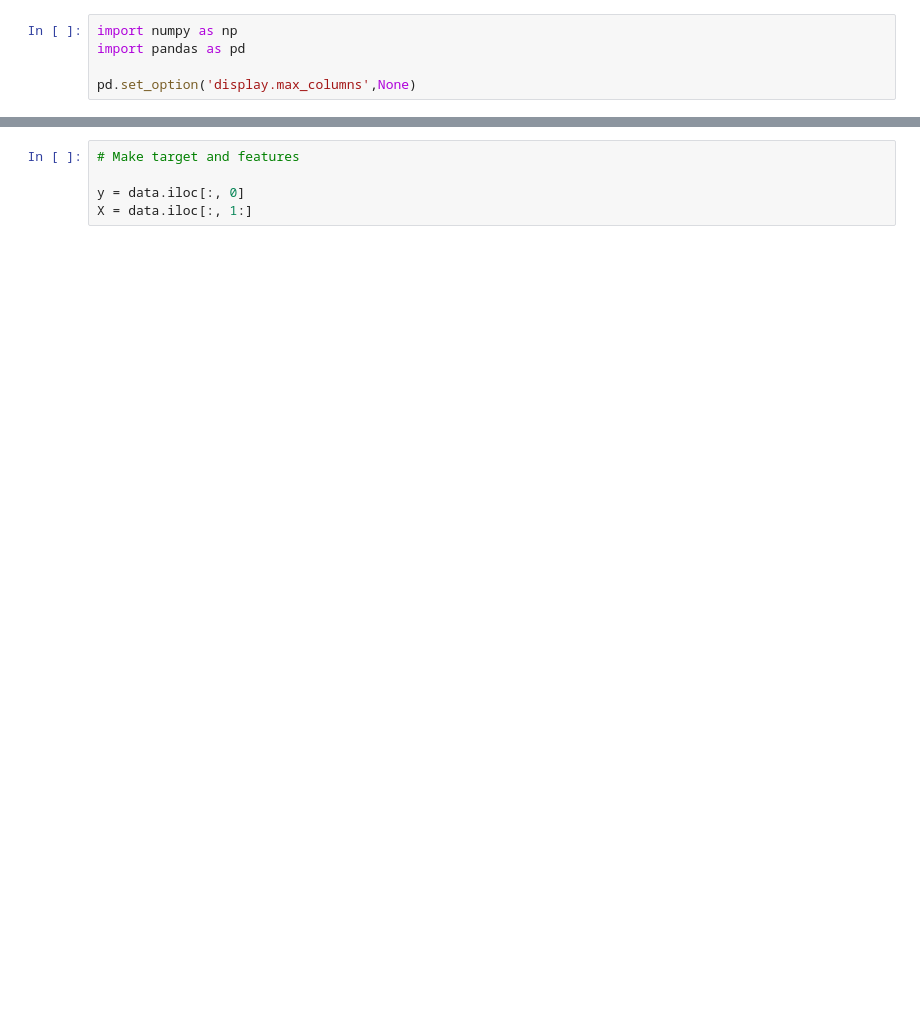
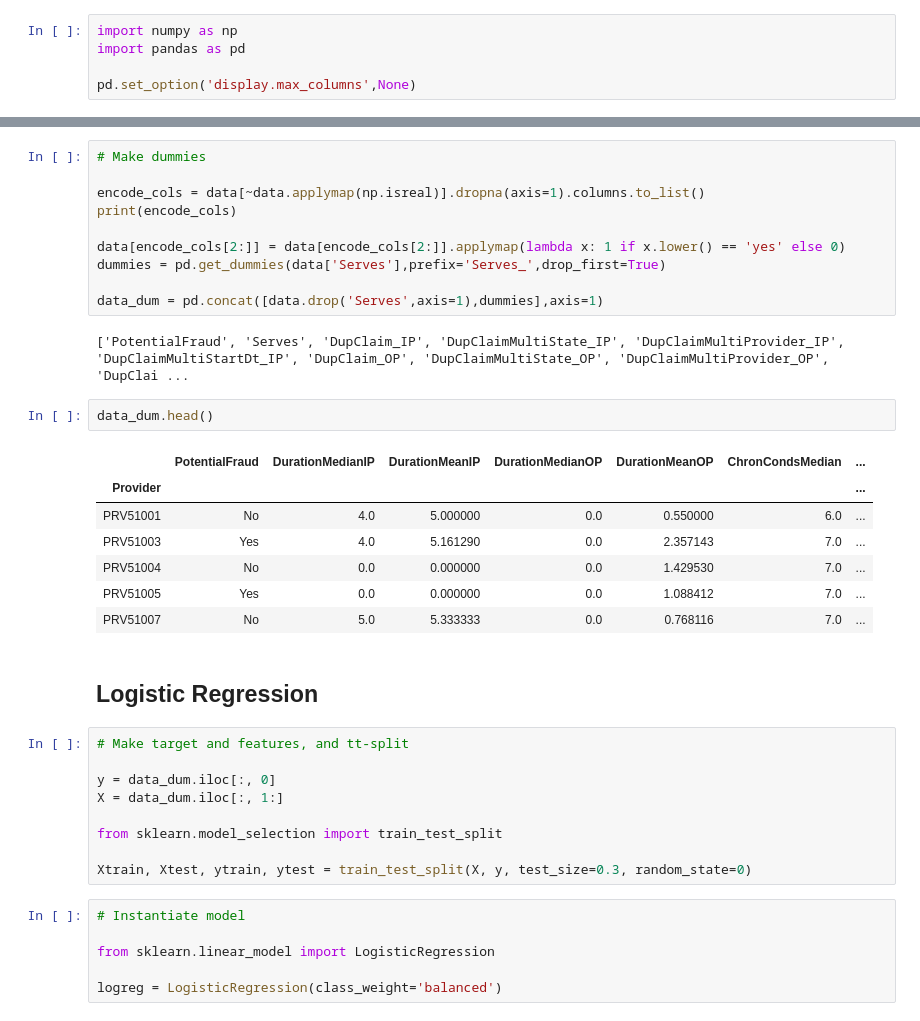
Before and after one commit to microwolf/capstone_healthcare_fraud, a Jupyter notebook: contributors/zack/scripts/ML.ipynb, the cells around one changed output, grey strips where cells are left out. Drawn from its saved outputs; the diff is of its cells as text; blank space fills up the shorter version.

```diff
--- a/contributors/zack/scripts/ML.ipynb
+++ b/contributors/zack/scripts/ML.ipynb
@@ -22,5 +22,39 @@ data.sample(5)
+# %%
+# Make dummies
+
+encode_cols = data[~data.applymap(np.isreal)].dropna(axis=1).columns.to_list()
+print(encode_cols)
+
+data[encode_cols[2:]] = data[encode_cols[2:]].applymap(lambda x: 1 if x.lower() == 'yes' else 0)
+dummies = pd.get_dummies(data['Serves'],prefix='Serves_',drop_first=True)
+
+data_dum = pd.concat([data.drop('Serves',axis=1),dummies],axis=1)
+# %% [output]
+['PotentialFraud', 'Serves', 'DupClaim_IP', 'DupClaimMultiState_IP', 'DupClaimMultiProvider_IP', 'DupClaimMultiStartDt_IP', 'DupClaim_OP', 'DupClaimMultiState_OP', 'DupClaimMultiProvider_OP', 'DupClai ...
+# %%
+data_dum.head()
+# %% [output]
+|  | PotentialFraud | DurationMedianIP | DurationMeanIP | DurationMedianOP | DurationMeanOP | ChronCondsMedian | ... |
+| Provider |  |  |  |  |  |  | ... |
+| PRV51001 | No | 4.0 | 5.000000 | 0.0 | 0.550000 | 6.0 | ... |
+| PRV51003 | Yes | 4.0 | 5.161290 | 0.0 | 2.357143 | 7.0 | ... |
+| PRV51004 | No | 0.0 | 0.000000 | 0.0 | 1.429530 | 7.0 | ... |
+| PRV51005 | Yes | 0.0 | 0.000000 | 0.0 | 1.088412 | 7.0 | ... |
+| PRV51007 | No | 5.0 | 5.333333 | 0.0 | 0.768116 | 7.0 | ... |
+# %% [markdown]
+## Logistic Regression
 # %%
-# Make target and features
+# Make target and features, and tt-split
 
-y = data.iloc[:, 0]
-X = data.iloc[:, 1:]
+y = data_dum.iloc[:, 0]
+X = data_dum.iloc[:, 1:]
+
+from sklearn.model_selection import train_test_split
+
+Xtrain, Xtest, ytrain, ytest = train_test_split(X, y, test_size=0.3, random_state=0)
+# %%
+# Instantiate model
+
+from sklearn.linear_model import LogisticRegression
+
+logreg = LogisticRegression(class_weight='balanced')
```
Also changed, not shown: parts of 4 cells of this notebook.
